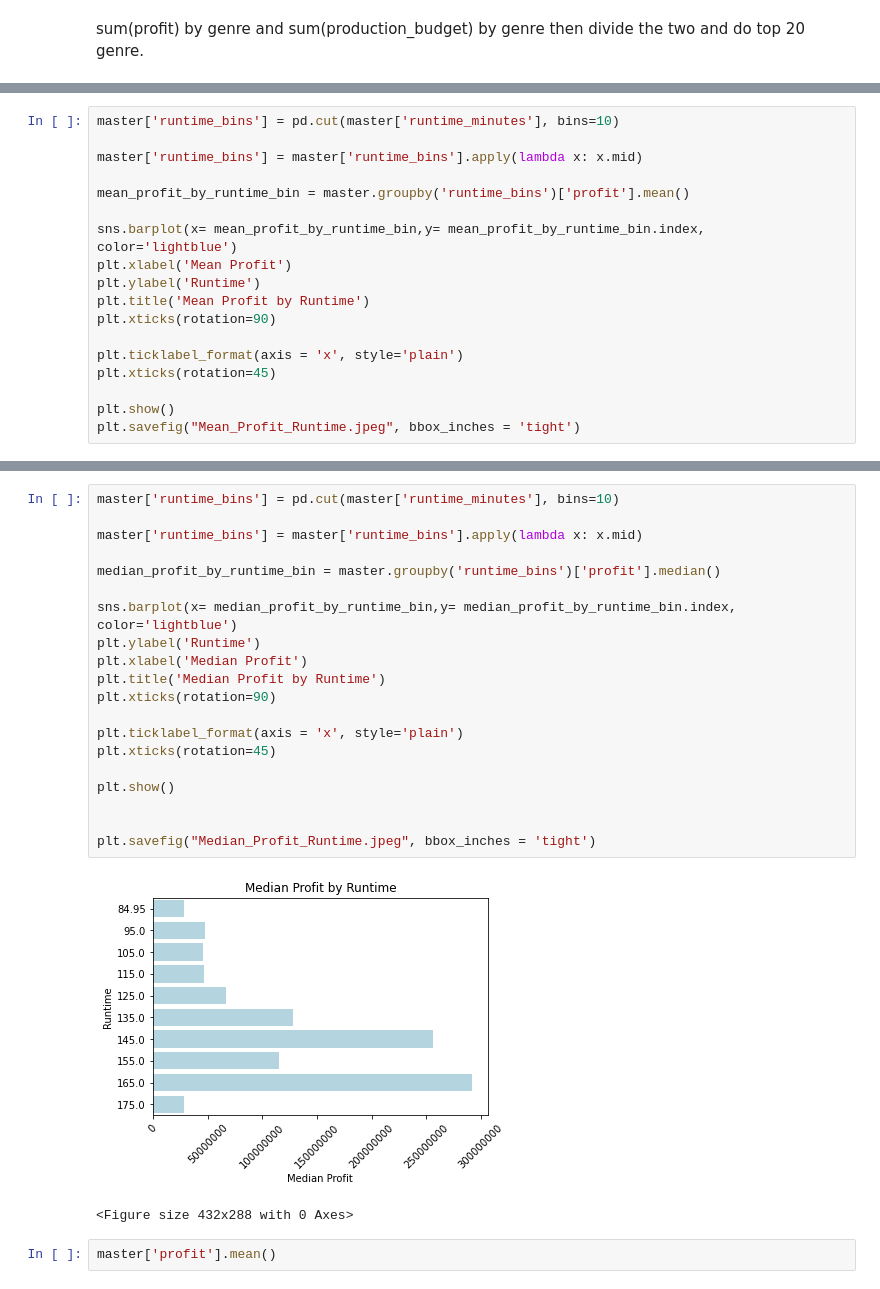
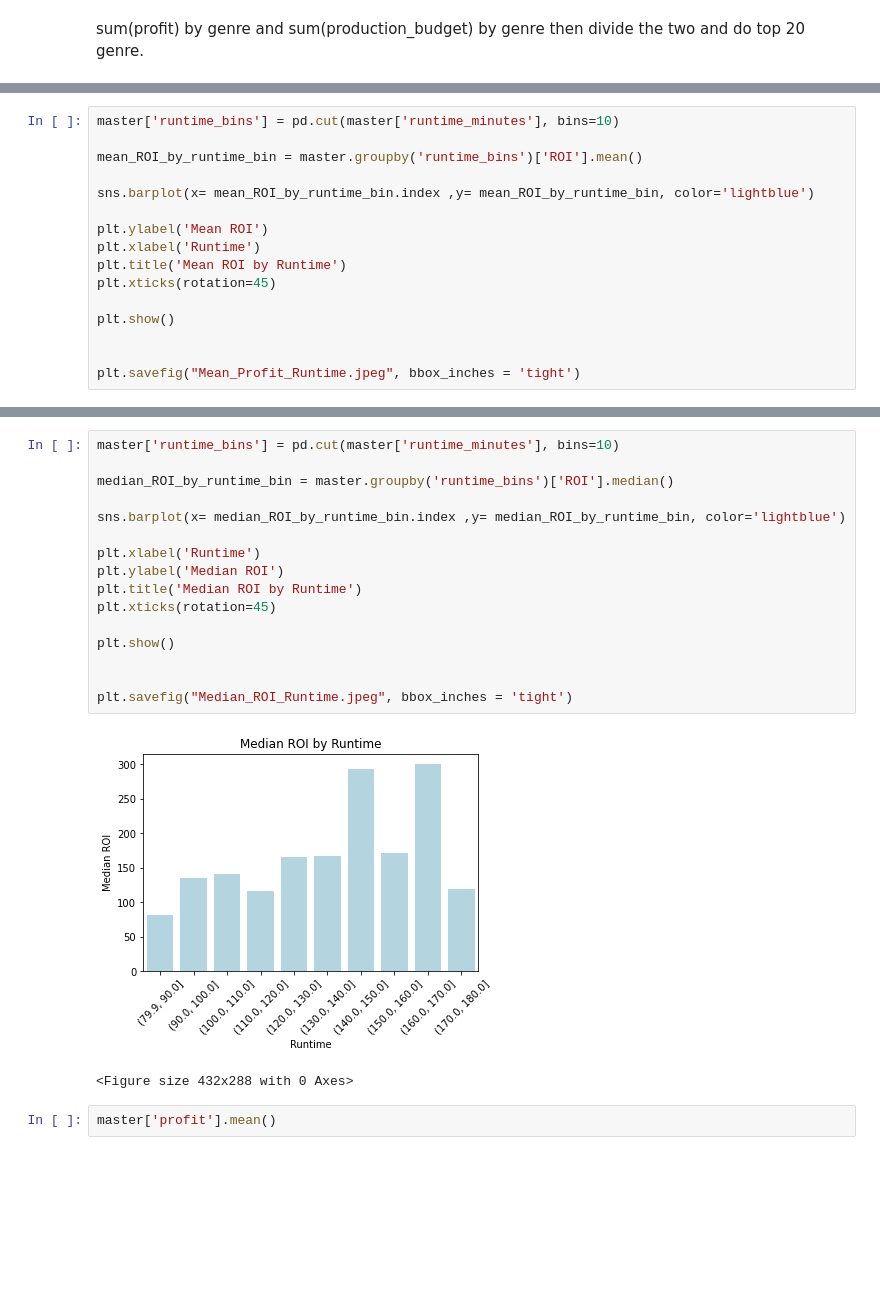
Before and after one commit to jnahra/dsc-phase-1-project, a Jupyter notebook: sean_phase1_notebook.ipynb, the cells around one changed output, grey strips where cells are left out. Saved outputs shown, nothing was run; the diff lists cells and outputs as text; blank space fills up the shorter version.

```diff
--- a/sean_phase1_notebook.ipynb
+++ b/sean_phase1_notebook.ipynb
@@ -294,19 +334,17 @@ Histograms of Mean and Median Profits by Runtime
 # %%
 master['runtime_bins'] = pd.cut(master['runtime_minutes'], bins=10)
 
-master['runtime_bins'] = master['runtime_bins'].apply(lambda x: x.mid)
+mean_ROI_by_runtime_bin = master.groupby('runtime_bins')['ROI'].mean()
 
-mean_profit_by_runtime_bin = master.groupby('runtime_bins')['profit'].mean()
+sns.barplot(x= mean_ROI_by_runtime_bin.index ,y= mean_ROI_by_runtime_bin, color='lightblue')
 
-sns.barplot(x= mean_profit_by_runtime_bin,y= mean_profit_by_runtime_bin.index, color='lightblue')
-plt.xlabel('Mean Profit')
-plt.ylabel('Runtime')
-plt.title('Mean Profit by Runtime')
-plt.xticks(rotation=90)
-
-plt.ticklabel_format(axis = 'x', style='plain')
+plt.ylabel('Mean ROI')
+plt.xlabel('Runtime')
+plt.title('Mean ROI by Runtime')
 plt.xticks(rotation=45)
 
 plt.show()
+
+
 plt.savefig("Mean_Profit_Runtime.jpeg", bbox_inches = 'tight')
 # %% [output]
@@ -315,25 +353,21 @@ plt.savefig("Mean_Profit_Runtime.jpeg", bbox_inches = 'tight')
 # %%
 master['runtime_bins'] = pd.cut(master['runtime_minutes'], bins=10)
 
-master['runtime_bins'] = master['runtime_bins'].apply(lambda x: x.mid)
+median_ROI_by_runtime_bin = master.groupby('runtime_bins')['ROI'].median()
 
-median_profit_by_runtime_bin = master.groupby('runtime_bins')['profit'].median()
+sns.barplot(x= median_ROI_by_runtime_bin.index ,y= median_ROI_by_runtime_bin, color='lightblue')
 
-sns.barplot(x= median_profit_by_runtime_bin,y= median_profit_by_runtime_bin.index, color='lightblue')
-plt.ylabel('Runtime')
-plt.xlabel('Median Profit')
-plt.title('Median Profit by Runtime')
-plt.xticks(rotation=90)
-
-plt.ticklabel_format(axis = 'x', style='plain')
+plt.xlabel('Runtime')
+plt.ylabel('Median ROI')
+plt.title('Median ROI by Runtime')
 plt.xticks(rotation=45)
 
 plt.show()
 
 
-plt.savefig("Median_Profit_Runtime.jpeg", bbox_inches = 'tight')
+plt.savefig("Median_ROI_Runtime.jpeg", bbox_inches = 'tight')
 # %% [output]
-[figure, old version]
+[figure, new version]
 <Figure size 432x288 with 0 Axes>
 # %%
 master['profit'].mean()
```
Also changed, not shown: parts of 16 cells of this notebook, 6 other files.
